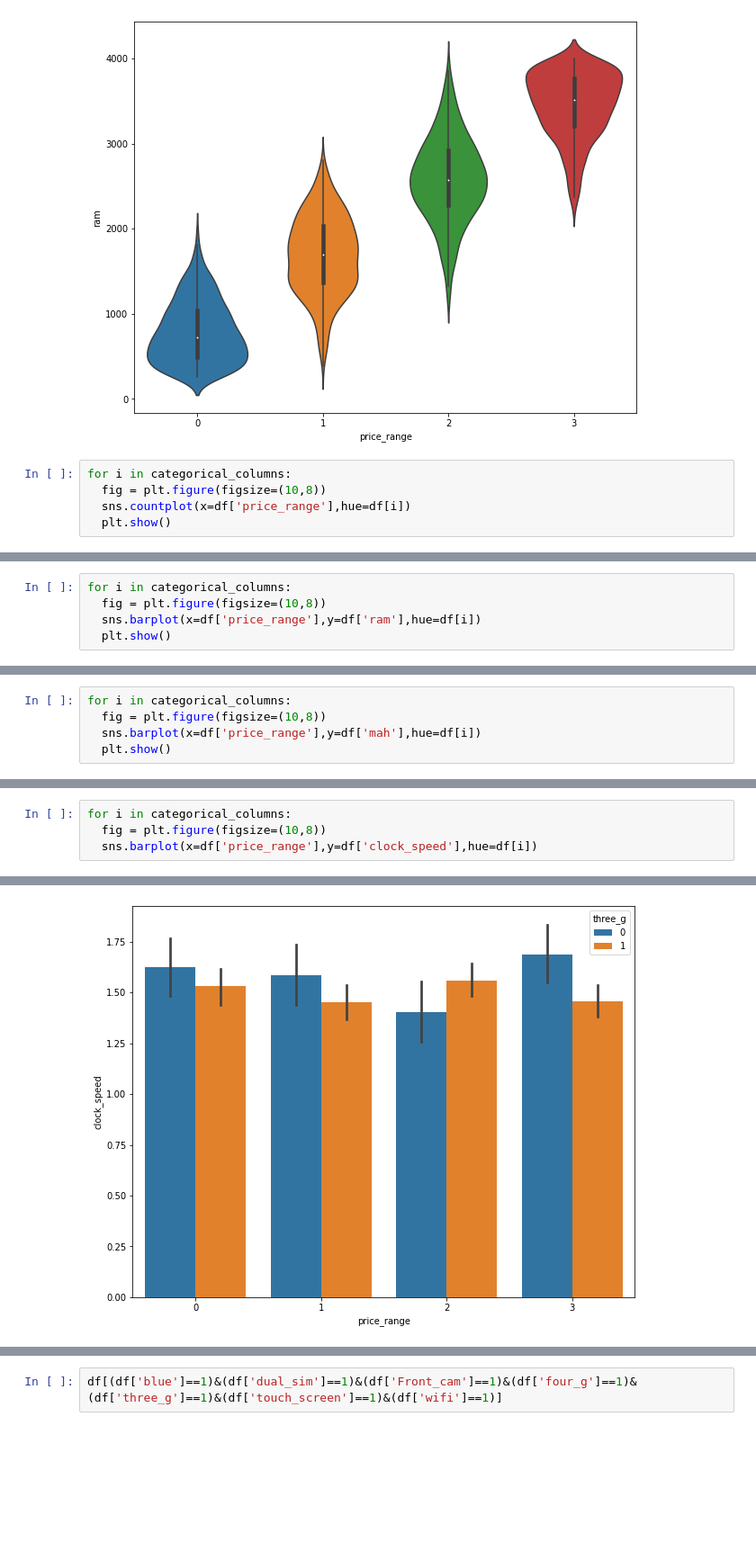
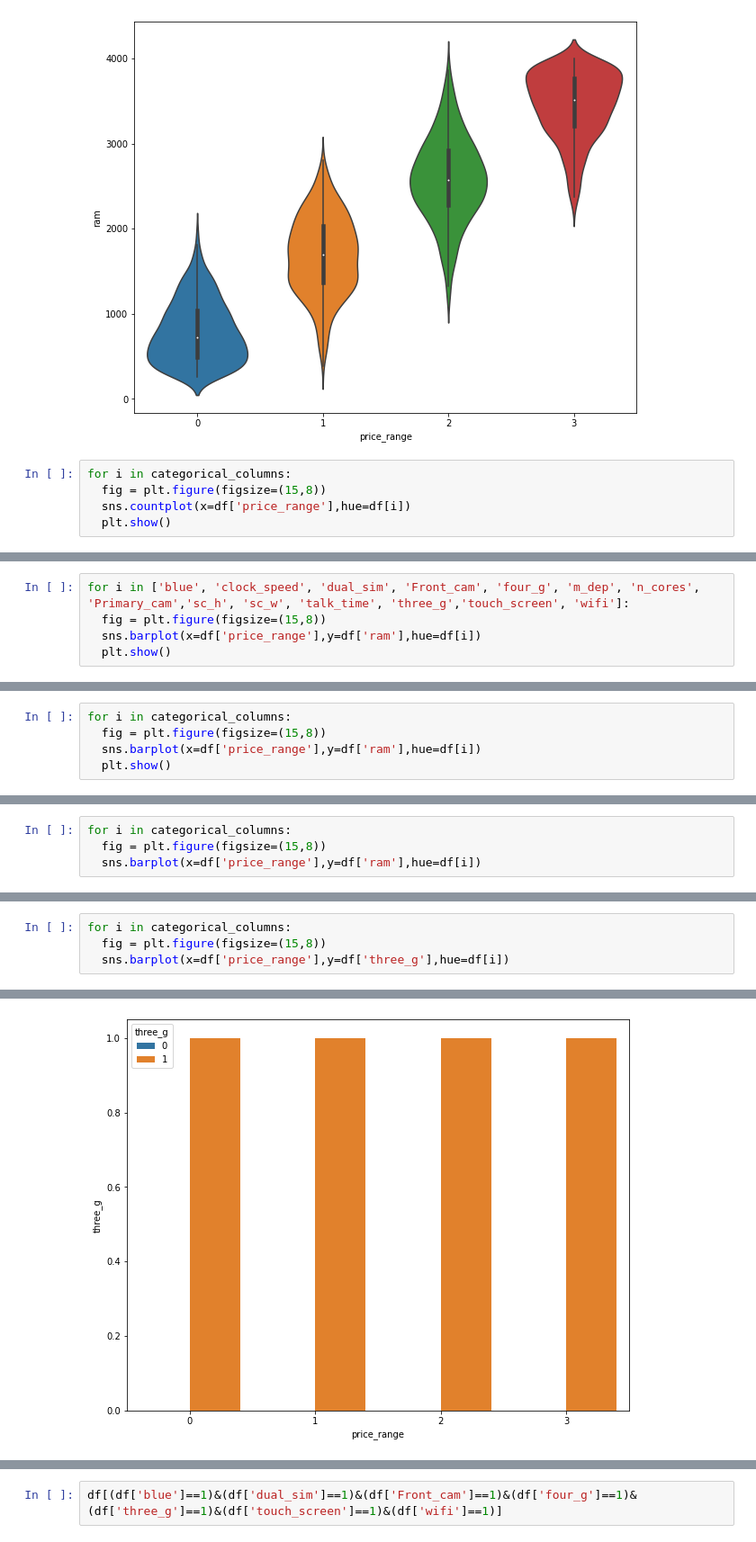
Before and after one commit to tarun422/Mobile-Price-Range-Prediction, a Jupyter notebook: Mobile_Price_Range_Prediction.ipynb, the cells around one changed output, grey strips where cells are left out. Shown at 90% size. Cells and saved outputs as stored; diff of their text form; blank space fills up the shorter version.

```diff
--- a/Mobile_Price_Range_Prediction.ipynb
+++ b/Mobile_Price_Range_Prediction.ipynb
@@ -646,7 +747,7 @@ sns.violinplot(x=df['price_range'],y=df['ram'])
 [figure]
 # %%
 for i in categorical_columns:
-  fig = plt.figure(figsize=(10,8))
+  fig = plt.figure(figsize=(15,8))
   sns.countplot(x=df['price_range'],hue=df[i])
   plt.show()
 # %% [output]
@@ -660,0 +764,5 @@ for i in categorical_columns:
+# %%
+for i in ['blue', 'clock_speed', 'dual_sim', 'Front_cam', 'four_g', 'm_dep', 'n_cores', 'Primary_cam','sc_h', 'sc_w', 'talk_time', 'three_g','touch_screen', 'wifi']:
+  fig = plt.figure(figsize=(15,8))
+  sns.barplot(x=df['price_range'],y=df['ram'],hue=df[i])
+  plt.show()
@@ -661,6 +784,6 @@ for i in categorical_columns:
 # %%
 for i in categorical_columns:
-  fig = plt.figure(figsize=(10,8))
+  fig = plt.figure(figsize=(15,8))
   sns.barplot(x=df['price_range'],y=df['ram'],hue=df[i])
   plt.show()
 # %% [output]
@@ -674,6 +797,5 @@ for i in categorical_columns:
 [figure]
 # %%
 for i in categorical_columns:
-  fig = plt.figure(figsize=(10,8))
-  sns.barplot(x=df['price_range'],y=df['mah'],hue=df[i])
-  plt.show()
+  fig = plt.figure(figsize=(15,8))
+  sns.barplot(x=df['price_range'],y=df['ram'],hue=df[i])
@@ -689,5 +802,5 @@ for i in categorical_columns:
 # %%
 for i in categorical_columns:
-  fig = plt.figure(figsize=(10,8))
-  sns.barplot(x=df['price_range'],y=df['clock_speed'],hue=df[i])
+  fig = plt.figure(figsize=(15,8))
+  sns.barplot(x=df['price_range'],y=df['three_g'],hue=df[i])
 # %% [output]
@@ -698 +811 @@ for i in categorical_columns:
-[figure, old version]
+[figure, new version]
```
Also changed, not shown: parts of 113 cells of this notebook.
